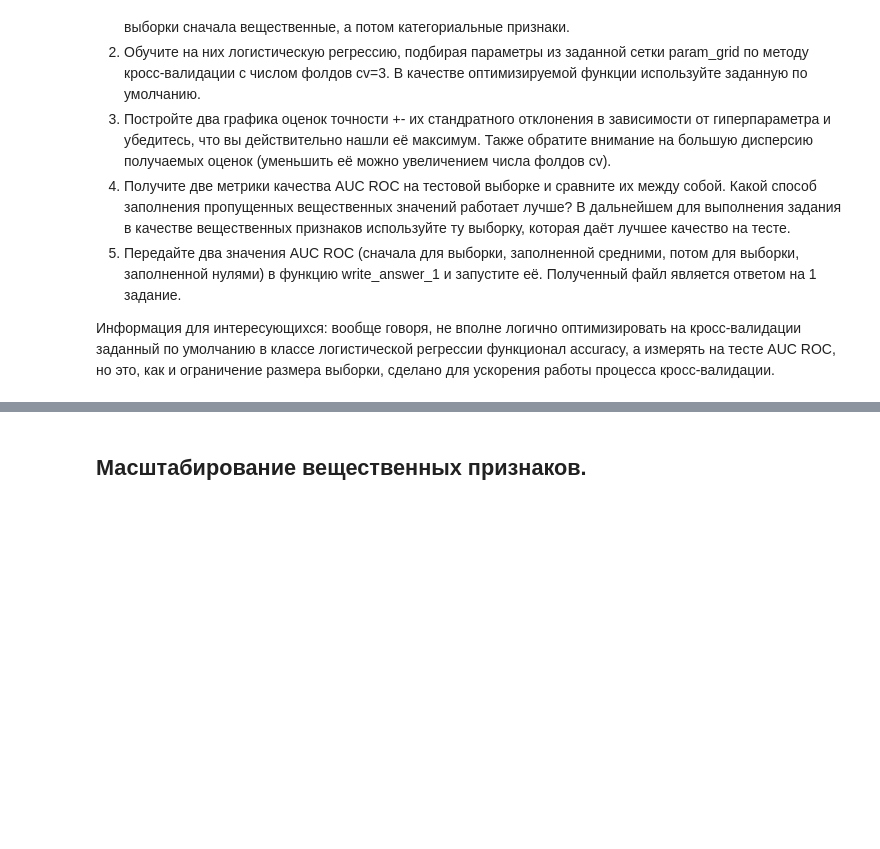
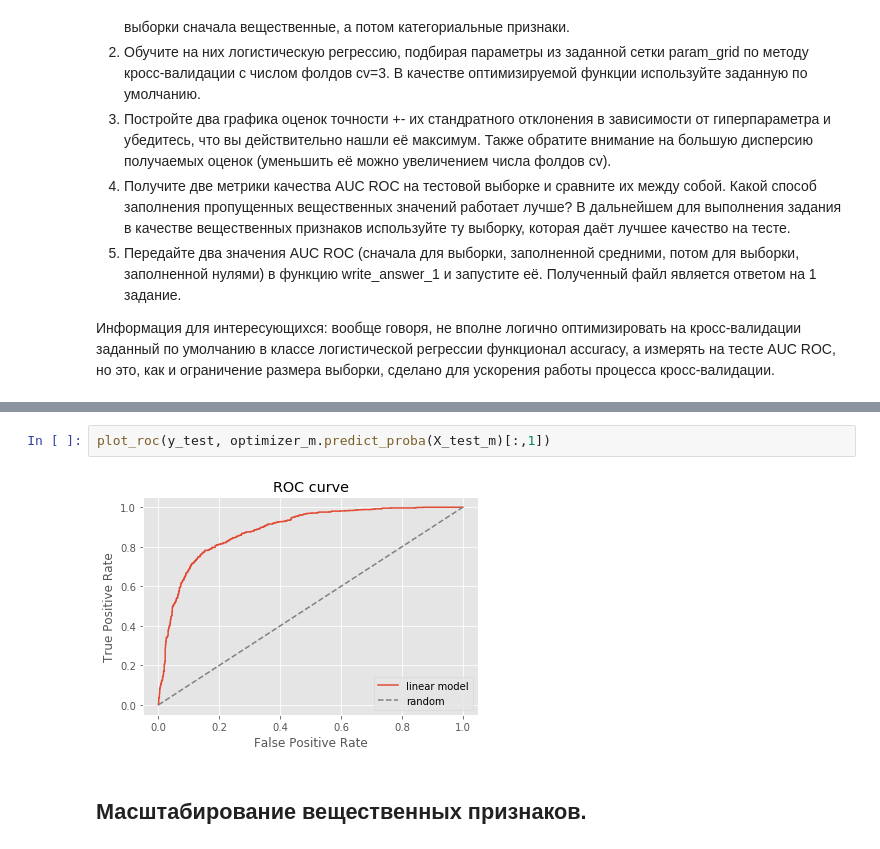
Before and after one commit to alexbee732/ML-Yandex-Mipt, a Jupyter notebook: Course 2/Week 3/Task/Preprocessing_LR.ipynb, the cells around one changed output, grey strips where cells are left out. Cells and saved outputs as stored; diff of their text form; blank space fills up the shorter version.

```diff
--- a/Course 2/Week 3/Task/Preprocessing_LR.ipynb
+++ b/Course 2/Week 3/Task/Preprocessing_LR.ipynb
@@ -309,3 +359,7 @@ cv = 3
+# %%
+plot_roc(y_test, optimizer_m.predict_proba(X_test_m)[:,1])
+# %% [output]
+[figure, added]
 # %% [markdown]
 ## Масштабирование вещественных признаков.
 # %% [markdown]
```
Also changed, not shown: parts of 15 cells of this notebook, 3 other files.
